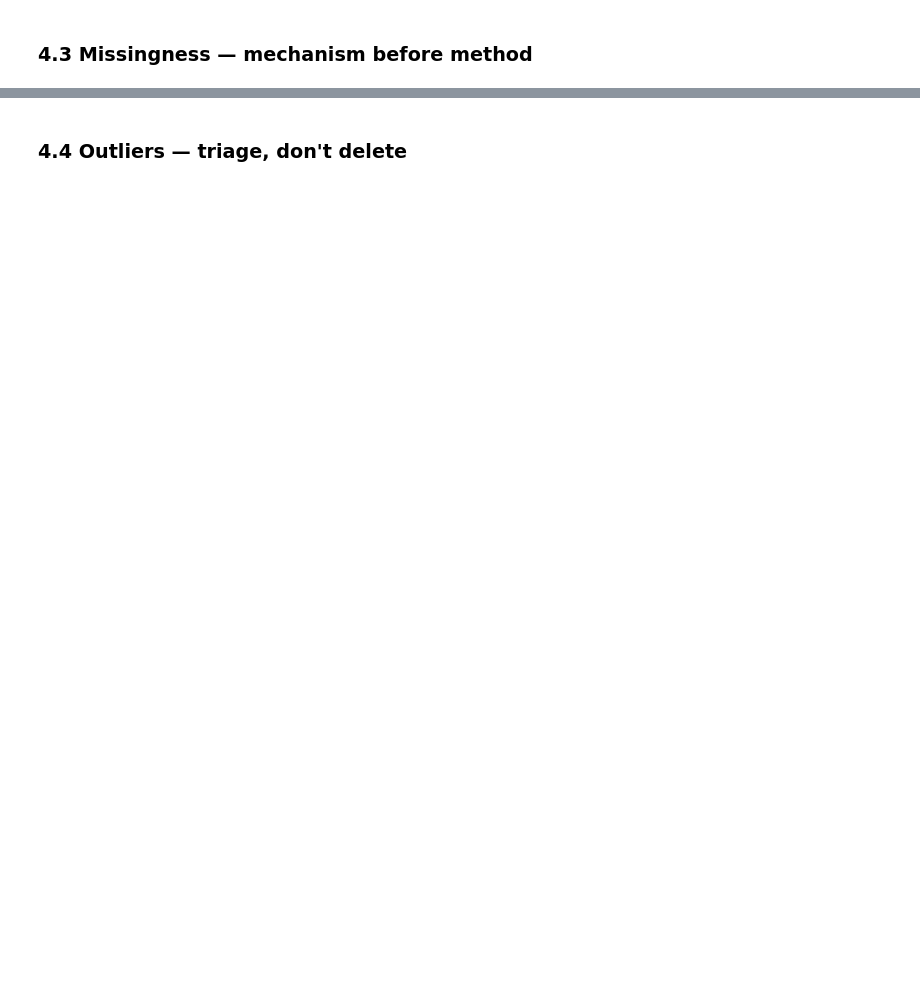
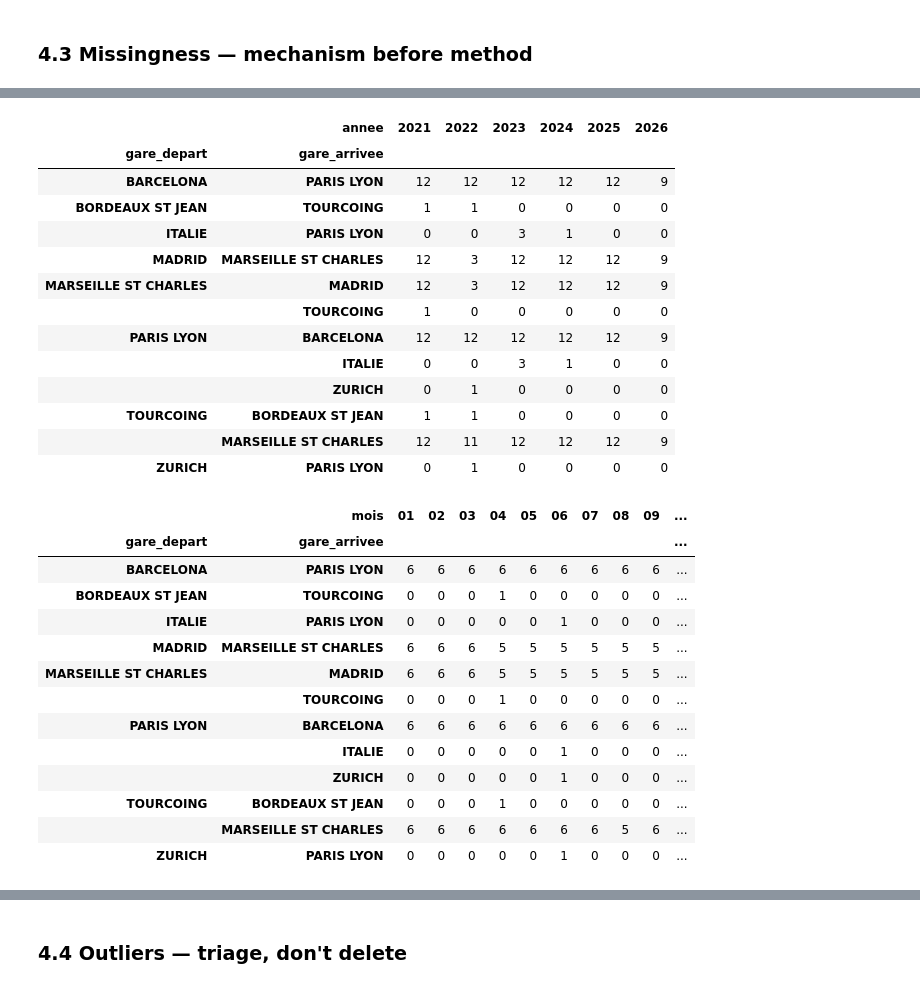
Before and after one commit to sarah-benaddad/tgv-punctuality-eda, a Jupyter notebook: project_04_tgv_punctuality.ipynb, the cells around one changed output, grey strips where cells are left out. Drawn from its saved outputs; the diff is of its cells as text; code cells hidden in the pictures; blank space fills up the shorter version.

Commit message:
Section 4: duplicates, impossible values, missingness, outliers + decision table

```diff
--- a/project_04_tgv_punctuality.ipynb
+++ b/project_04_tgv_punctuality.ipynb
@@ -371,0 +491,17 @@ df.describe().T
+# %%
+# --- décision : T1 2025 publié de travers pour les paliers (sup_30 à 0 ou négatif, sup_60 > sup_30) ---
+# c'est tout le trimestre (presque toutes les liaisons) -> on met les 3 paliers en NaN pour tout T1 2025
+# on garde les lignes : retard_arrivee et retard_moyen_arrivee sont ok
+t1_2025 = df["date"].isin(["2025-01", "2025-02", "2025-03"])
+paliers = ["nb_train_retard_sup_15", "nb_train_retard_sup_30", "nb_train_retard_sup_60"]
+print("lignes du T1 2025 :", t1_2025.sum())
+df.loc[t1_2025, paliers] = np.nan
+log("nb_train_retard_sup_15/30/60", "impossible values: sup_30 negative or 0, sup_60 > sup_30 "
+    "(355 rows, all in 2025-01 to 2025-03)", int(t1_2025.sum()),
+    "set the 3 tiers to NaN for the whole quarter, keep the rows",
+    "systematic publication error on one quarter, not random; main columns are valid so rows are kept")
+
+# check : plus aucun palier incohérent
+non_emb = ((df["nb_train_retard_sup_60"] > df["nb_train_retard_sup_30"])
+           | (df["nb_train_retard_sup_30"] > df["nb_train_retard_sup_15"]))
+print("paliers pas emboîtés après correction :", non_emb.sum())   # doit faire 0
@@ -381,3 +569,20 @@ miss
 # depends on another observed column (MAR) — e.g.
 # df.assign(m=df["<col>"].isna()).groupby("<other col>")["m"].mean()
 # Then name the mechanism (MCAR / MAR / MNAR), decide, log.
+# %%
+# --- ajout groupe : manquants n°1, les NaN des paliers ---
+# test MAR : est-ce que le manque dépend d'une autre colonne observée (ici la date) ?
+m = df["nb_train_retard_sup_30"].isna()
+taux_par_mois = df.assign(m=m).groupby("date")["m"].mean()
+print(taux_par_mois[taux_par_mois > 0])   # attendu : 100% sur 2025-01/02/03, 0% ailleurs
+
+# --- ajout groupe : manquants n°2, les mois absents (pas des NaN, des lignes qui n'existent pas) ---
+# on construit la grille complète liaison x mois et on regarde ce qui manque
+routes = df[["service", "gare_depart", "gare_arrivee"]].drop_duplicates()
+tous_mois = pd.DataFrame({"date": sorted(df["date"].unique())})
+grille = routes.merge(tous_mois, how="cross")
+absents = (grille.merge(df[["service", "gare_depart", "gare_arrivee", "date"]],
+                        how="left", indicator=True)
+                 .query("_merge == 'left_only'"))
+print("liaisons x mois absents :", len(absents), "sur", len(grille))
+absents.groupby(["service", "gare_depart", "gare_arrivee"])["date"].agg(["size", "min", "max"])
@@ -383,0 +612,36 @@ miss
+# %%
+# hypothèse : saisonnalité (la SNCF adapte l'offre à la demande)
+# si c'est vrai -> les mois absents reviennent aux mêmes mois de l'année, année après année
+absents["annee"] = absents["date"].str[:4]
+absents["mois"] = absents["date"].str[5:7]
+display(pd.crosstab([absents["gare_depart"], absents["gare_arrivee"]], absents["annee"]))
+display(pd.crosstab([absents["gare_depart"], absents["gare_arrivee"]], absents["mois"]))
+# %% [output]
+|  | annee | 2021 | 2022 | 2023 | 2024 | 2025 | 2026 |
+| gare_depart | gare_arrivee |  |  |  |  |  |  |
+| BARCELONA | PARIS LYON | 12 | 12 | 12 | 12 | 12 | 9 |
+| BORDEAUX ST JEAN | TOURCOING | 1 | 1 | 0 | 0 | 0 | 0 |
+| ITALIE | PARIS LYON | 0 | 0 | 3 | 1 | 0 | 0 |
+| MADRID | MARSEILLE ST CHARLES | 12 | 3 | 12 | 12 | 12 | 9 |
+| MARSEILLE ST CHARLES | MADRID | 12 | 3 | 12 | 12 | 12 | 9 |
+|  | TOURCOING | 1 | 0 | 0 | 0 | 0 | 0 |
+| PARIS LYON | BARCELONA | 12 | 12 | 12 | 12 | 12 | 9 |
+|  | ITALIE | 0 | 0 | 3 | 1 | 0 | 0 |
+|  | ZURICH | 0 | 1 | 0 | 0 | 0 | 0 |
+| TOURCOING | BORDEAUX ST JEAN | 1 | 1 | 0 | 0 | 0 | 0 |
+|  | MARSEILLE ST CHARLES | 12 | 11 | 12 | 12 | 12 | 9 |
+| ZURICH | PARIS LYON | 0 | 1 | 0 | 0 | 0 | 0 |
+|  | mois | 01 | 02 | 03 | 04 | 05 | 06 | 07 | 08 | 09 | ... |
+| gare_depart | gare_arrivee |  |  |  |  |  |  |  |  |  | ... |
+| BARCELONA | PARIS LYON | 6 | 6 | 6 | 6 | 6 | 6 | 6 | 6 | 6 | ... |
+| BORDEAUX ST JEAN | TOURCOING | 0 | 0 | 0 | 1 | 0 | 0 | 0 | 0 | 0 | ... |
+| ITALIE | PARIS LYON | 0 | 0 | 0 | 0 | 0 | 1 | 0 | 0 | 0 | ... |
+| MADRID | MARSEILLE ST CHARLES | 6 | 6 | 6 | 5 | 5 | 5 | 5 | 5 | 5 | ... |
+| MARSEILLE ST CHARLES | MADRID | 6 | 6 | 6 | 5 | 5 | 5 | 5 | 5 | 5 | ... |
+|  | TOURCOING | 0 | 0 | 0 | 1 | 0 | 0 | 0 | 0 | 0 | ... |
+| PARIS LYON | BARCELONA | 6 | 6 | 6 | 6 | 6 | 6 | 6 | 6 | 6 | ... |
+|  | ITALIE | 0 | 0 | 0 | 0 | 0 | 1 | 0 | 0 | 0 | ... |
+|  | ZURICH | 0 | 0 | 0 | 0 | 0 | 1 | 0 | 0 | 0 | ... |
+| TOURCOING | BORDEAUX ST JEAN | 0 | 0 | 0 | 1 | 0 | 0 | 0 | 0 | 0 | ... |
+|  | MARSEILLE ST CHARLES | 6 | 6 | 6 | 6 | 6 | 6 | 6 | 5 | 6 | ... |
+| ZURICH | PARIS LYON | 0 | 0 | 0 | 0 | 0 | 1 | 0 | 0 | 0 | ... |
```
Also changed, not shown: parts of 21 cells of this notebook, 2 other files.
